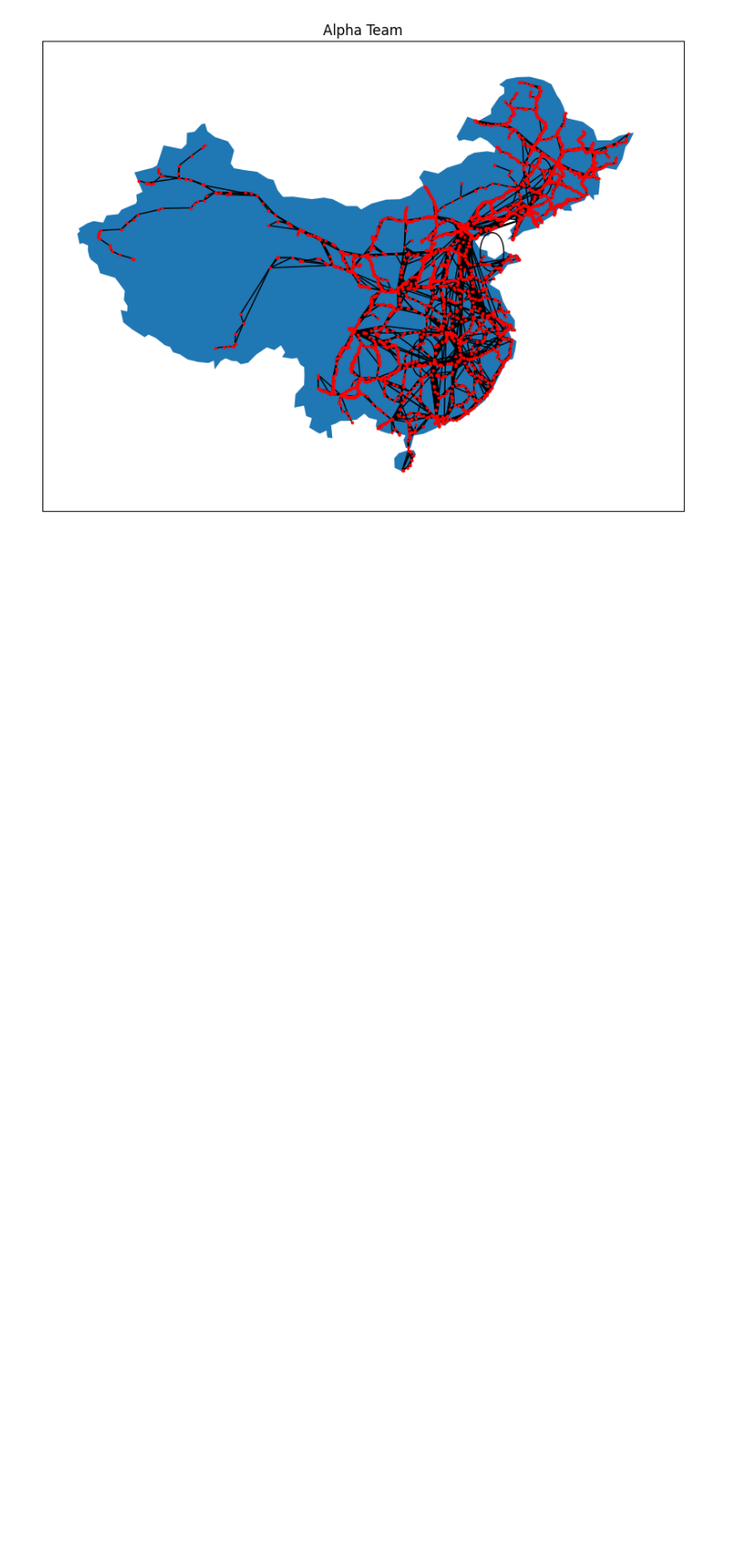
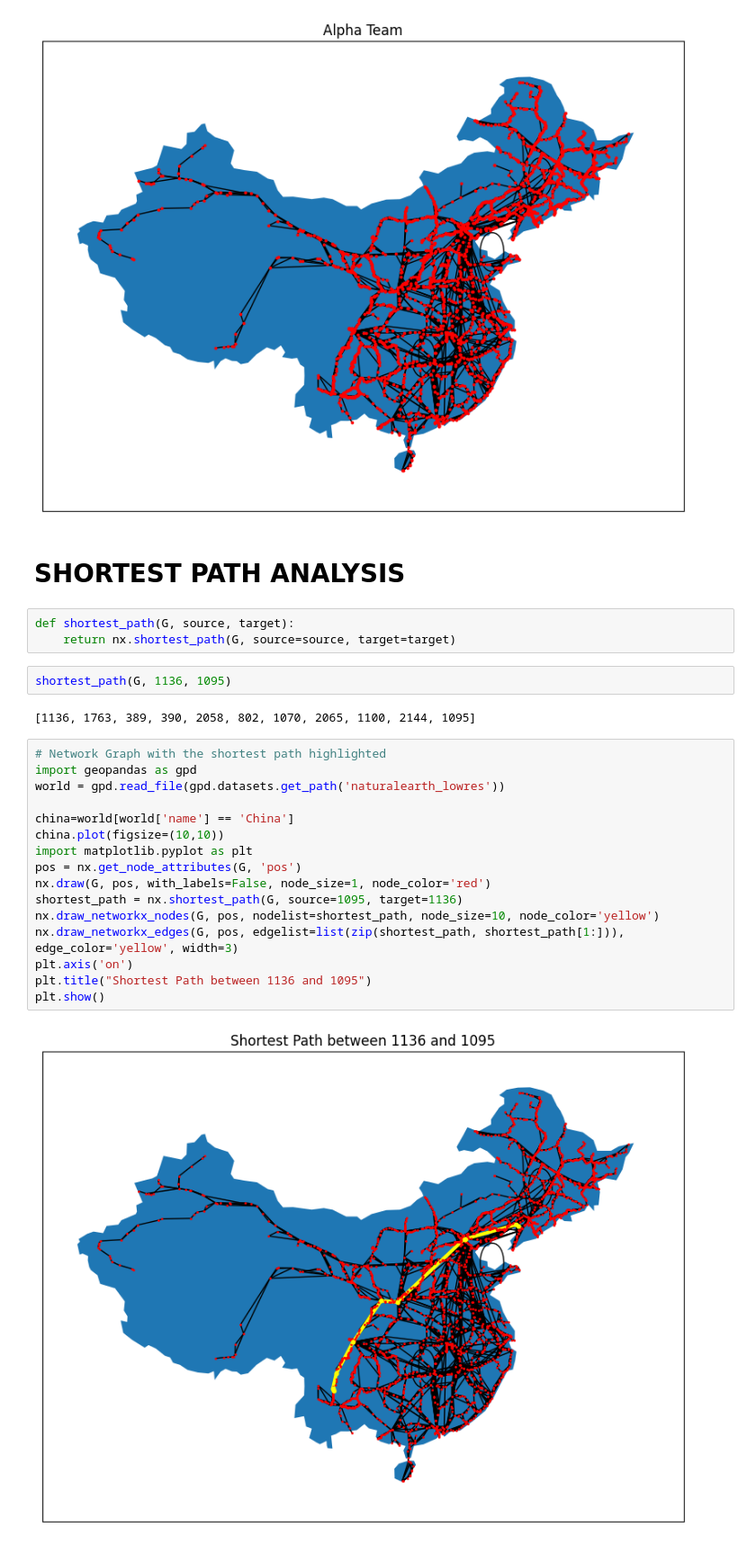
Before and after one commit to airscholar/AlphaTeam, a Jupyter notebook: Rail.ipynb, the cells around one changed output. Shown: that part at 90% size. Saved outputs shown, nothing was run; the diff lists cells and outputs as text; blank space fills up the shorter version.

Commit message:
Added graph statistics and shortest path analysis

```diff
--- a/Rail.ipynb
+++ b/Rail.ipynb
@@ -94,3 +160,30 @@ plt.title("Alpha Team")
 plt.show()
 # %% [output]
 [figure]
+# %% [markdown]
+# SHORTEST PATH ANALYSIS
+# %%
+def shortest_path(G, source, target):
+    return nx.shortest_path(G, source=source, target=target)
+# %%
+shortest_path(G, 1136, 1095)
+# %% [output]
+[1136, 1763, 389, 390, 2058, 802, 1070, 2065, 1100, 2144, 1095]
+# %%
+# Network Graph with the shortest path highlighted
+import geopandas as gpd
+world = gpd.read_file(gpd.datasets.get_path('naturalearth_lowres'))
+
+china=world[world['name'] == 'China']
+china.plot(figsize=(10,10))
+import matplotlib.pyplot as plt
+pos = nx.get_node_attributes(G, 'pos')
+nx.draw(G, pos, with_labels=False, node_size=1, node_color='red')
+shortest_path = nx.shortest_path(G, source=1095, target=1136)
+nx.draw_networkx_nodes(G, pos, nodelist=shortest_path, node_size=10, node_color='yellow')
+nx.draw_networkx_edges(G, pos, edgelist=list(zip(shortest_path, shortest_path[1:])), edge_color='yellow', width=3)
+plt.axis('on')
+plt.title("Shortest Path between 1136 and 1095")
+plt.show()
+# %% [output]
+[figure, added]
```
Also changed, not shown: parts of 7 cells of this notebook.
